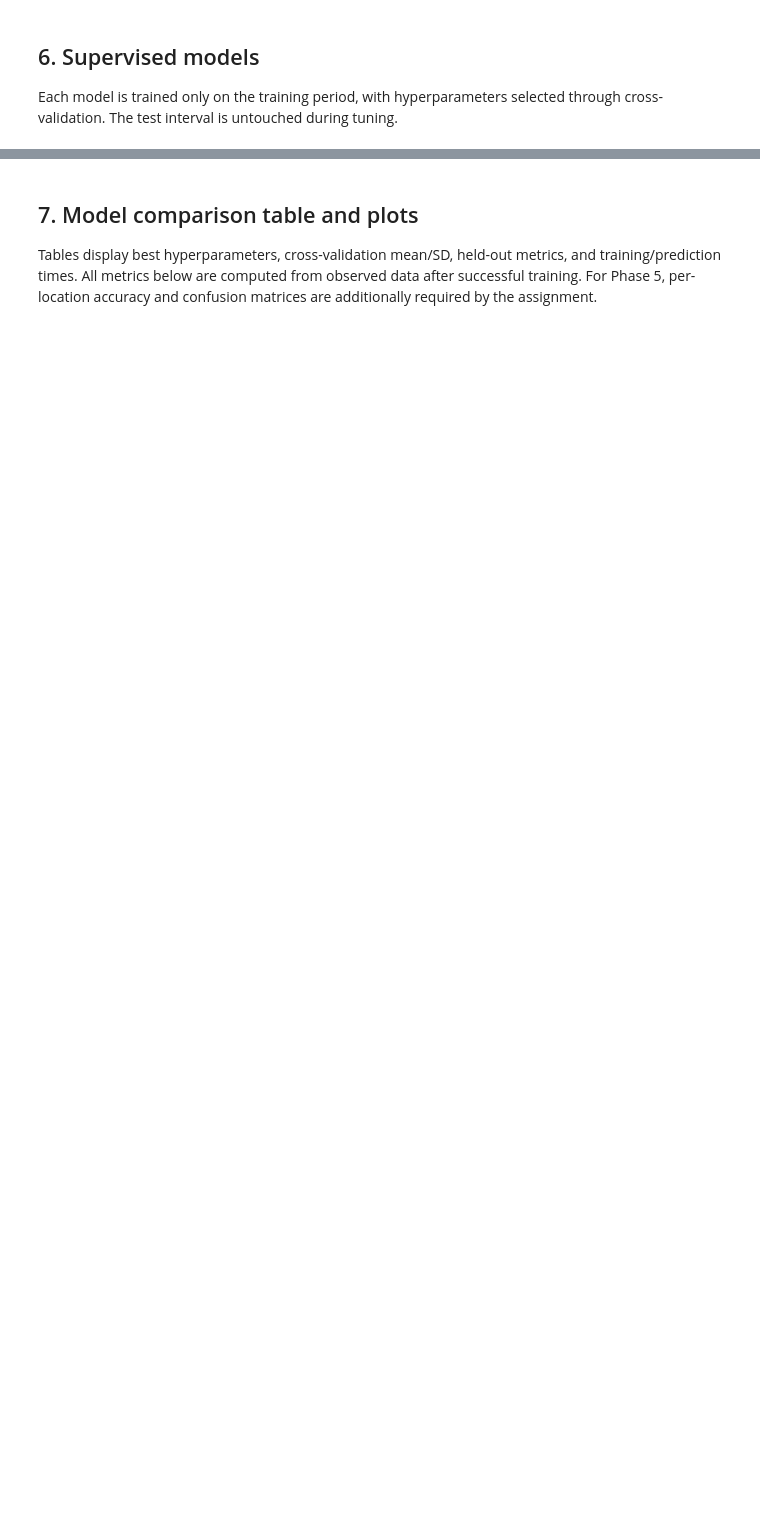
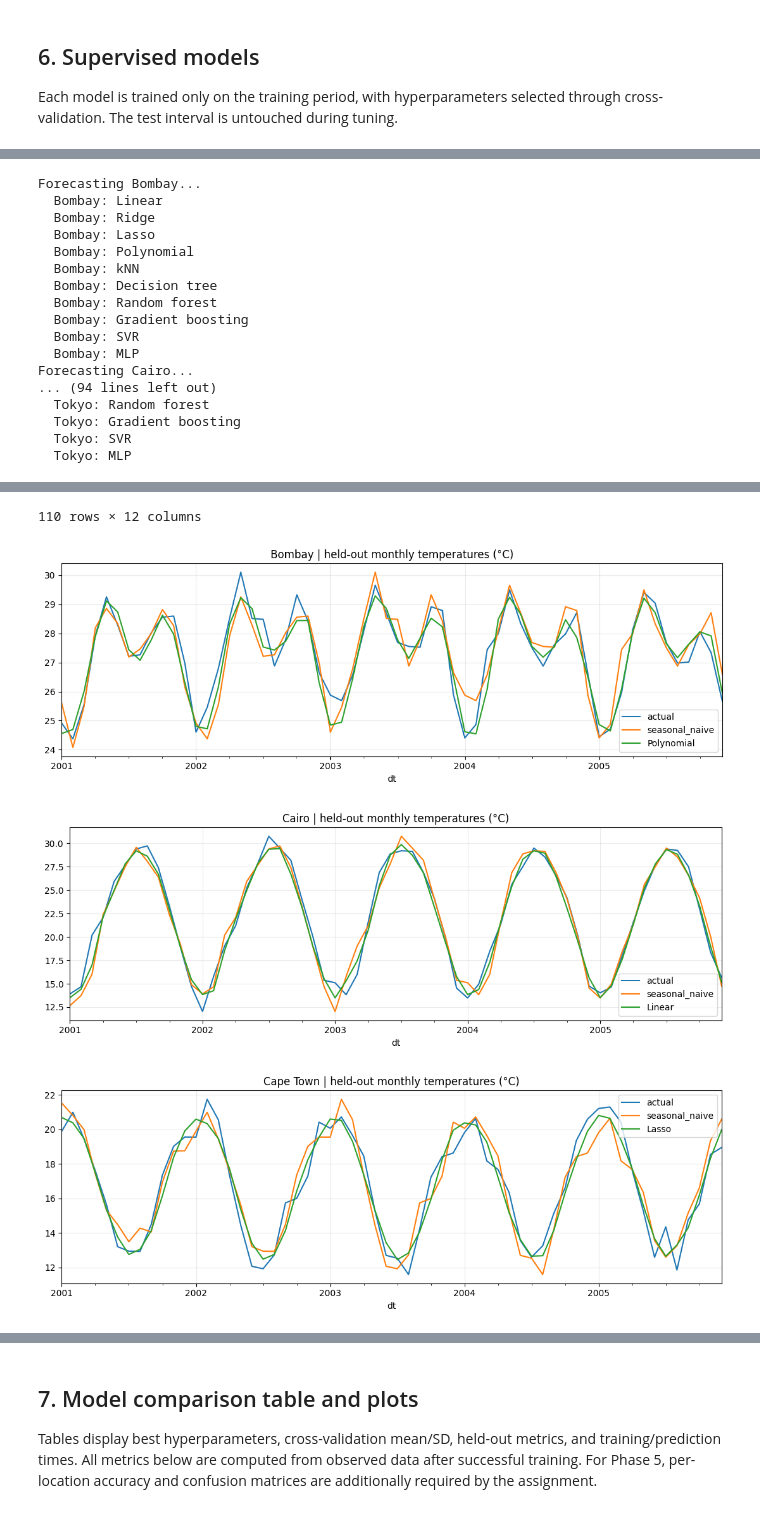
Before and after one commit to Edariel22/Project4_Climate_Analysis, a Jupyter notebook: notebooks/ProjectX_Team4.ipynb, the cells around one changed output, grey strips where cells are left out. Cells and saved outputs as stored; diff of their text form; code cells hidden in the pictures; blank space fills up the shorter version.

```diff
--- a/notebooks/ProjectX_Team4.ipynb
+++ b/notebooks/ProjectX_Team4.ipynb
@@ -15,7 +20,19 @@ The following Phase 1 cells are preserved from the uploaded working acquisition
 # %%
+from IPython.display import display, Markdown
 from pathlib import Path
 from datetime import date
-import json, shutil, urllib.request
+import json, shutil, urllib.request, os, sys, importlib.metadata
+from threadpoolctl import threadpool_limits
+from joblib import parallel_backend
+_thread_backend = parallel_backend('threading')
+_thread_backend.__enter__()
+# Avoid nested parallel searches exhausting a Colab CPU runtime.
+N_JOBS = min(2, os.cpu_count() or 1)
+threadpool_limits(limits=N_JOBS)
+os.environ['LOKY_MAX_CPU_COUNT'] = str(N_JOBS)
+RUN_FULL_MODELS = True
+RUN_DIR = Path.cwd() / 'outputs'
+RUN_DIR.mkdir(parents=True, exist_ok=True)
 import numpy as np
 import pandas as pd
 import matplotlib.pyplot as plt
@@ -380,14 +765,19 @@ reg_models={
  'Polynomial':(Ridge(),{'poly__degree':[2],'model__alpha':[1,10]}),
  'kNN':(KNeighborsRegressor(),{'model__n_neighbors':[3,7]}),
  'Decision tree':(DecisionTreeRegressor(random_state=SEED),{'model__max_depth':[4,8]}),
- 'Random forest':(RandomForestRegressor(n_estimators=80,n_jobs=-1,random_state=SEED),{'model__max_depth':[5,None]}),
+ 'Random forest':(RandomForestRegressor(n_estimators=80,n_jobs=N_JOBS,random_state=SEED),{'model__max_depth':[5,None]}),
  'Gradient boosting':(GradientBoostingRegressor(random_state=SEED),{'model__n_estimators':[80,120]}),
  'SVR':(SVR(),{'model__C':[1,10]}),
- 'MLP':(MLPRegressor(hidden_layer_sizes=(32,),max_iter=800,random_state=SEED,early_stopping=True),{'model__alpha':[.001,.1]})}
-# Change to False for quicker Colab debugging; final notebook should retain True.
-RUN_FULL_MODELS=True
+ 'MLP':(MLPRegressor(hidden_layer_sizes=(32,),max_iter=2500,tol=1e-3,random_state=SEED,early_stopping=False),{'model__alpha':[.001,.1]})}
+# RUN_FULL_MODELS is configured near the top.
+if not RUN_FULL_MODELS:
+    reg_models={k:v for k,v in reg_models.items() if k in ['Linear','Ridge','Random forest']}
 regression_predictions={}
+REG_FITS={}
+REG_CV_BEST={}
+FORECAST_ROWS=[]
 for (city,country),group in selected.groupby(['City','Country']):
+    print(f'Forecasting {city}...', flush=True)
     f=forecasting_features(group)
     train=f.loc[:'2000-12-01'];test=f.loc['2001-01-01':'2013-12-01']
     if len(train)<60 or len(test)<100:print('Skipping insufficient coverage:',city);continue
@@ -397,19 +787,55 @@ for (city,country),group in selected.groupby(['City','Country']):
     REGRESSION_ROWS.append(dict(city=city,model='Seasonal naive',params='-',cv_mean=np.nan,cv_sd=np.nan,MAE=mean_absolute_error(yte,baseline),RMSE=np.sqrt(mean_squared_error(yte,baseline)),R2=r2_score(yte,baseline),train_seconds=0,predict_seconds=0))
     regression_predictions[city]=pd.DataFrame({'actual':yte,'seasonal_naive':baseline},index=test.index)
     for name,(estimator,grid) in reg_models.items():
+        print(f'  {city}: {name}', flush=True)
         steps=[('scale',StandardScaler())]
         if name=='Polynomial':steps.append(('poly',PolynomialFeatures(include_bias=False)))
         steps.append(('model',estimator));pipe=Pipeline(steps)
-        search=GridSearchCV(pipe,grid or {},cv=cv,scoring='neg_mean_absolute_error',n_jobs=-1)
-        tic=time.perf_counter();search.fit(Xtr,ytr);train_s=time.perf_counter()-tic
+        search=GridSearchCV(pipe,grid or {},cv=cv,scoring='neg_mean_absolute_error',n_jobs=N_JOBS)
+        tic=time.perf_counter()
+        with warnings.catch_warnings(record=True) as caught:
+            warnings.simplefilter('always',ConvergenceWarning)
+            search.fit(Xtr,ytr)
+        train_s=time.perf_counter()-tic
+        FIT_WARNINGS.append(dict(task='monthly forecast',city=city,model=name,
+            convergence_warnings=sum(issubclass(w.category,ConvergenceWarning) for w in caught)))
+        REG_FITS[(city,name)]=search
         tic=time.perf_counter();pred=search.predict(Xte);pred_s=time.perf_counter()-tic
         REGRESSION_ROWS.append(dict(city=city,model=name,params=str(search.best_params_),cv_mean=-search.best_score_,cv_sd=search.cv_results_['std_test_score'][search.best_index_],MAE=mean_absolute_error(yte,pred),RMSE=np.sqrt(mean_squared_error(yte,pred)),R2=r2_score(yte,pred),train_seconds=train_s,predict_seconds=pred_s))
         regression_predictions[city][name]=pred
+    best_name=min(reg_models,key=lambda name: -REG_FITS[(city,name)].best_score_)
+    REG_CV_BEST[city]=best_name
+    for stamp,actual,prediction in zip(test.index,yte,regression_predictions[city][best_name]):
+        FORECAST_ROWS.append(dict(city=city,date=str(stamp.date()),model=best_name,actual=float(actual),prediction=float(prediction)))
 regression_table=pd.DataFrame(REGRESSION_ROWS)
+naive_metrics=regression_table[regression_table.model=='Seasonal naive'].set_index('city')
+regression_table['MAE_skill']=1-regression_table.MAE/regression_table.city.map(naive_metrics.MAE)
+regression_table['RMSE_skill']=1-regression_table.RMSE/regression_table.city.map(naive_metrics.RMSE)
+pd.DataFrame(FORECAST_ROWS).to_csv(OUT/'phase3_cv_selected_predictions.csv',index=False)
 display(regression_table)
 regression_table.to_csv(OUT/'phase3_regression_comparison.csv',index=False)
 for city in list(regression_predictions)[:3]:
     f=regression_predictions[city]
-    best=regression_table[(regression_table.city==city)&(regression_table.model!='Seasonal naive')].sort_values('MAE').iloc[0]['model']
+    best=regression_table[(regression_table.city==city)&(regression_table.model!='Seasonal naive')].sort_values('cv_mean').iloc[0]['model']
     f[['actual','seasonal_naive',best]].iloc[:60].plot(figsize=(11,4),title=f'{city} | held-out monthly temperatures (°C)')
     save_fig('phase3_forecast_'+city.replace(' ','_')+'.png')
+
+assert regression_table.city.nunique()==10, 'All ten cities must complete the forecast comparison'
+# %% [output]
+Forecasting Bombay...
+  Bombay: Linear
+  Bombay: Ridge
+  Bombay: Lasso
+  Bombay: Polynomial
+  Bombay: kNN
+  Bombay: Decision tree
+  Bombay: Random forest
+  Bombay: Gradient boosting
+  Bombay: SVR
+  Bombay: MLP
+Forecasting Cairo...
+... (94 lines left out)
+  Tokyo: Random forest
+  Tokyo: Gradient boosting
+  Tokyo: SVR
+  Tokyo: MLP
@@ -415,0 +854,4 @@ for city in list(regression_predictions)[:3]:
+110 rows × 12 columns
+[figure, added]
+[figure, added]
+[figure, added]
```
Also changed, not shown: parts of 64 cells of this notebook, 37 other files.
